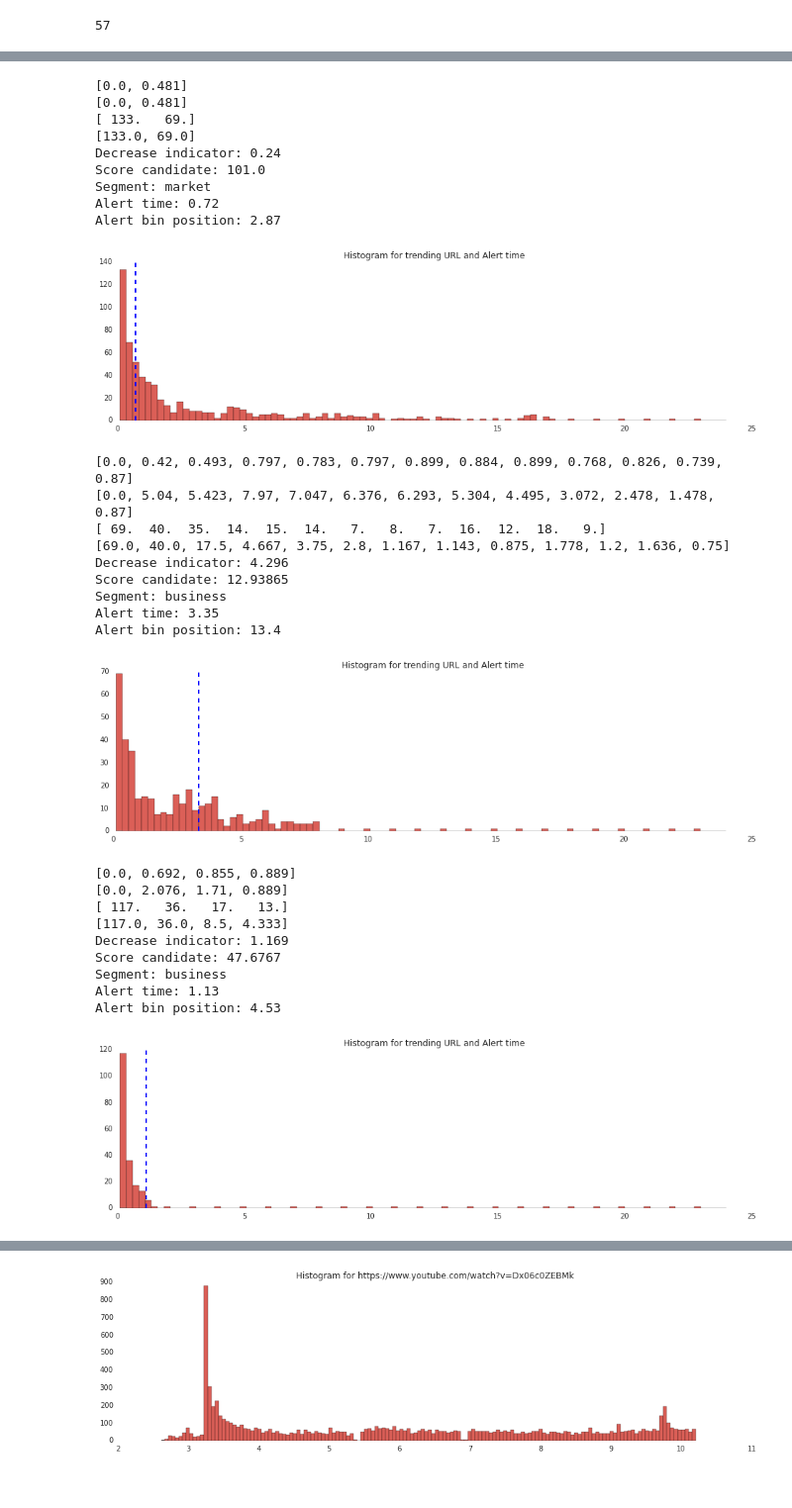
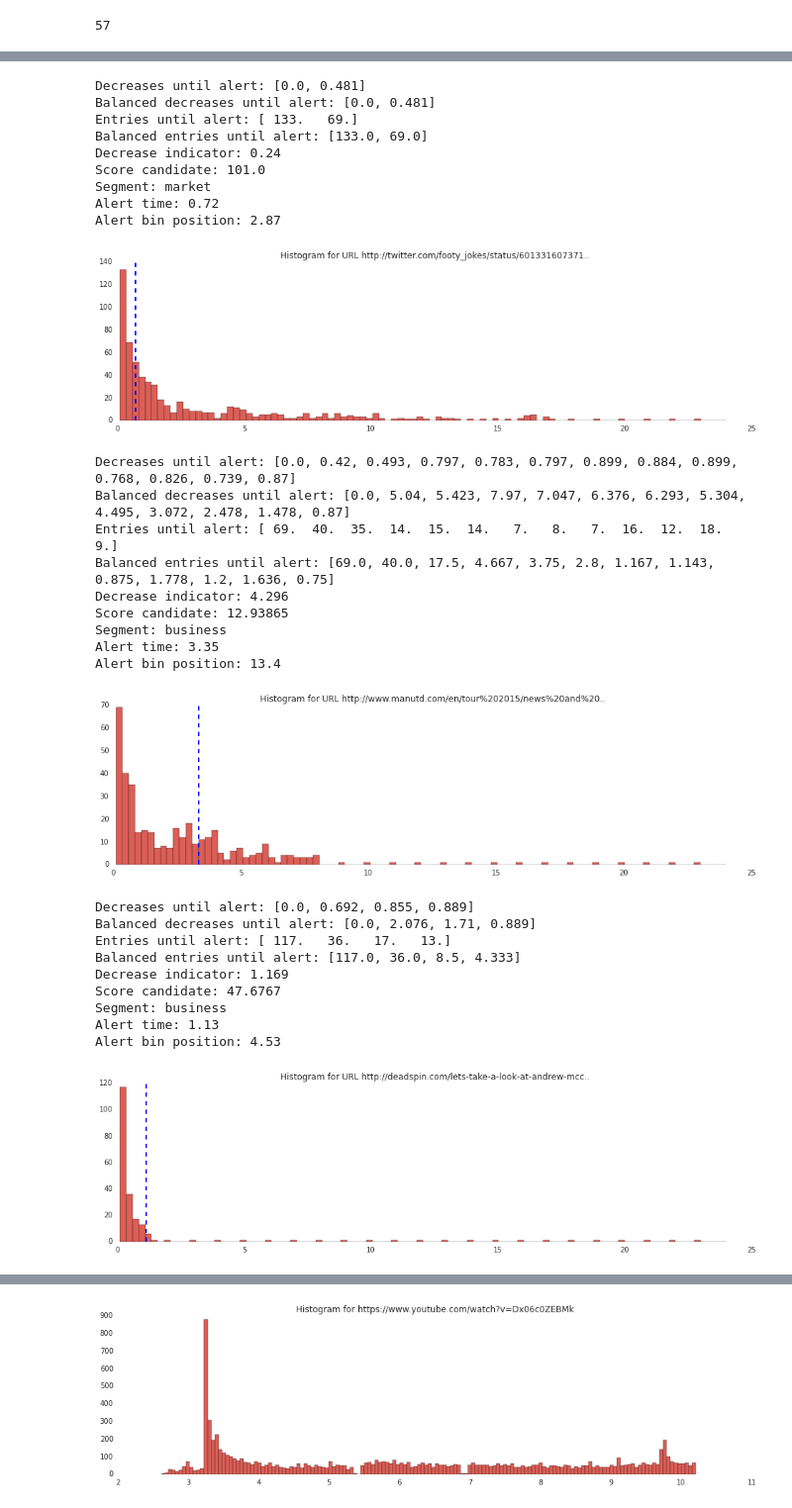
Before and after one commit to encorealerts/ipython-experiments, a Jupyter notebook: adornes/python_analysis_score_alerts.ipynb, the cells around one changed output, grey strips where cells are left out. Shown: that part at 99% size. Drawn from its saved outputs; the diff is of its cells as text; code cells hidden in the pictures.

```diff
--- a/adornes/python_analysis_score_alerts.ipynb
+++ b/adornes/python_analysis_score_alerts.ipynb
@@ -462,8 +492,8 @@ def calculate_score_based_on_decrease(entries, limit=-1):
                              enumerate(decreases))
 
     #========================
-    print decreases
-    print balanced_decreases
+    print "Decreases until alert: " + str(decreases)
+    print "Balanced decreases until alert: " + str(balanced_decreases)
     #========================
 
     decrease_indicator = round(sum(balanced_decreases)/limit, 3)
@@ -471,15 +501,21 @@ def calculate_score_based_on_decrease(entries, limit=-1):
     return decrease_indicator
 
 
-def calculate_score(entries, segment_coef, limit=-1):
+def calculate_score(entries, segment, limit=-1):
+    #========================
+    # print entries
+    #========================
+
     entries = entries[:limit]
+
+    segment_coef = 1.15 if segment=="business" else 1
 
     balanced_entries = map(lambda (i, d): round(float(d) / (i if i>0 else 1), 3),
                            enumerate(entries))
 
     #========================
-    print entries
-    print balanced_entries
+    print "Entries until alert: " + str(entries)
+    print "Balanced entries until alert: " + str(balanced_entries)
     #========================
 
     score = round(sum(balanced_entries)/limit, 3) * segment_coef
@@ -487,8 +523,8 @@ def calculate_score(entries, segment_coef, limit=-1):
     return score
 
 
-def generate_url_histogram(activities_param, timeframe=[],
-                           title="Histogram for trending URL and Alert time",
+def generate_trend_histogram(activities_param, timeframe=[],
+                           title="Histogram for trending URL/Hashtag and Alert time",
                            bins=150):
 
     numeric_time_list = generate_numeric_time_list(activities_param,
@@ -513,8 +549,7 @@ def generate_url_histogram(activities_param, timeframe=[],
     segment = activities_param["segment"].tolist()[0]
     decrease_indicator = calculate_score_based_on_decrease(entries,
                                                            limit=int(alert_bin_position))
-    segment_coef = 1.15 if segment=="business" else 1
-    score_candidate = calculate_score(entries, segment_coef, limit=int(alert_bin_position))
+    score_candidate = calculate_score(entries, segment, limit=int(alert_bin_position))
     print "Decrease indicator: " + str(decrease_indicator)
     print "Score candidate: " + str(score_candidate)
     print "Segment: " + segment
@@ -529,38 +566,38 @@ def generate_url_histogram(activities_param, timeframe=[],
 # %%
 for url in ["http://twitter.com/footy_jokes/status/601331607371390976/photo/1",
             "http://www.manutd.com/en/tour%202015/news%20and%20features/2015/may/manchester%20united%20to%20face%20san%20jose%20earthquakes%20at%20california%20memorial%20stadium.aspx",
             "http://deadspin.com/lets-take-a-look-at-andrew-mccutchens-pay-stub-1706188663"]:
 #            "https://twitter.com/perla69biebs/status/601239506763649025/video/1"]:
     acts = activities_urls[activities_urls["expanded_url"]==url]
-    generate_url_histogram(acts, bins=96)
+    generate_trend_histogram(acts, bins=96, title="Histogram for URL "+url[:50]+"..")
 # %% [output]
-[0.0, 0.481]
-[0.0, 0.481]
-[ 133.   69.]
-[133.0, 69.0]
+Decreases until alert: [0.0, 0.481]
+Balanced decreases until alert: [0.0, 0.481]
+Entries until alert: [ 133.   69.]
+Balanced entries until alert: [133.0, 69.0]
 Decrease indicator: 0.24
 Score candidate: 101.0
 Segment: market
 Alert time: 0.72
 Alert bin position: 2.87
-[figure, old version]
+[figure, new version]
-[0.0, 0.42, 0.493, 0.797, 0.783, 0.797, 0.899, 0.884, 0.899, 0.768, 0.826, 0.739, 0.87]
-[0.0, 5.04, 5.423, 7.97, 7.047, 6.376, 6.293, 5.304, 4.495, 3.072, 2.478, 1.478, 0.87]
-[ 69.  40.  35.  14.  15.  14.   7.   8.   7.  16.  12.  18.   9.]
-[69.0, 40.0, 17.5, 4.667, 3.75, 2.8, 1.167, 1.143, 0.875, 1.778, 1.2, 1.636, 0.75]
+Decreases until alert: [0.0, 0.42, 0.493, 0.797, 0.783, 0.797, 0.899, 0.884, 0.899, 0.768, 0.826, 0.739, 0.87]
+Balanced decreases until alert: [0.0, 5.04, 5.423, 7.97, 7.047, 6.376, 6.293, 5.304, 4.495, 3.072, 2.478, 1.478, 0.87]
+Entries until alert: [ 69.  40.  35.  14.  15.  14.   7.   8.   7.  16.  12.  18.   9.]
+Balanced entries until alert: [69.0, 40.0, 17.5, 4.667, 3.75, 2.8, 1.167, 1.143, 0.875, 1.778, 1.2, 1.636, 0.75]
 Decrease indicator: 4.296
 Score candidate: 12.93865
 Segment: business
 Alert time: 3.35
 Alert bin position: 13.4
-[figure, old version]
+[figure, new version]
-[0.0, 0.692, 0.855, 0.889]
-[0.0, 2.076, 1.71, 0.889]
-[ 117.   36.   17.   13.]
-[117.0, 36.0, 8.5, 4.333]
+Decreases until alert: [0.0, 0.692, 0.855, 0.889]
+Balanced decreases until alert: [0.0, 2.076, 1.71, 0.889]
+Entries until alert: [ 117.   36.   17.   13.]
+Balanced entries until alert: [117.0, 36.0, 8.5, 4.333]
 Decrease indicator: 1.169
 Score candidate: 47.6767
 Segment: business
 Alert time: 1.13
 Alert bin position: 4.53
-[figure, old version]
+[figure, new version]
```
Also changed, not shown: parts of 10 cells of this notebook, 1 other file.
